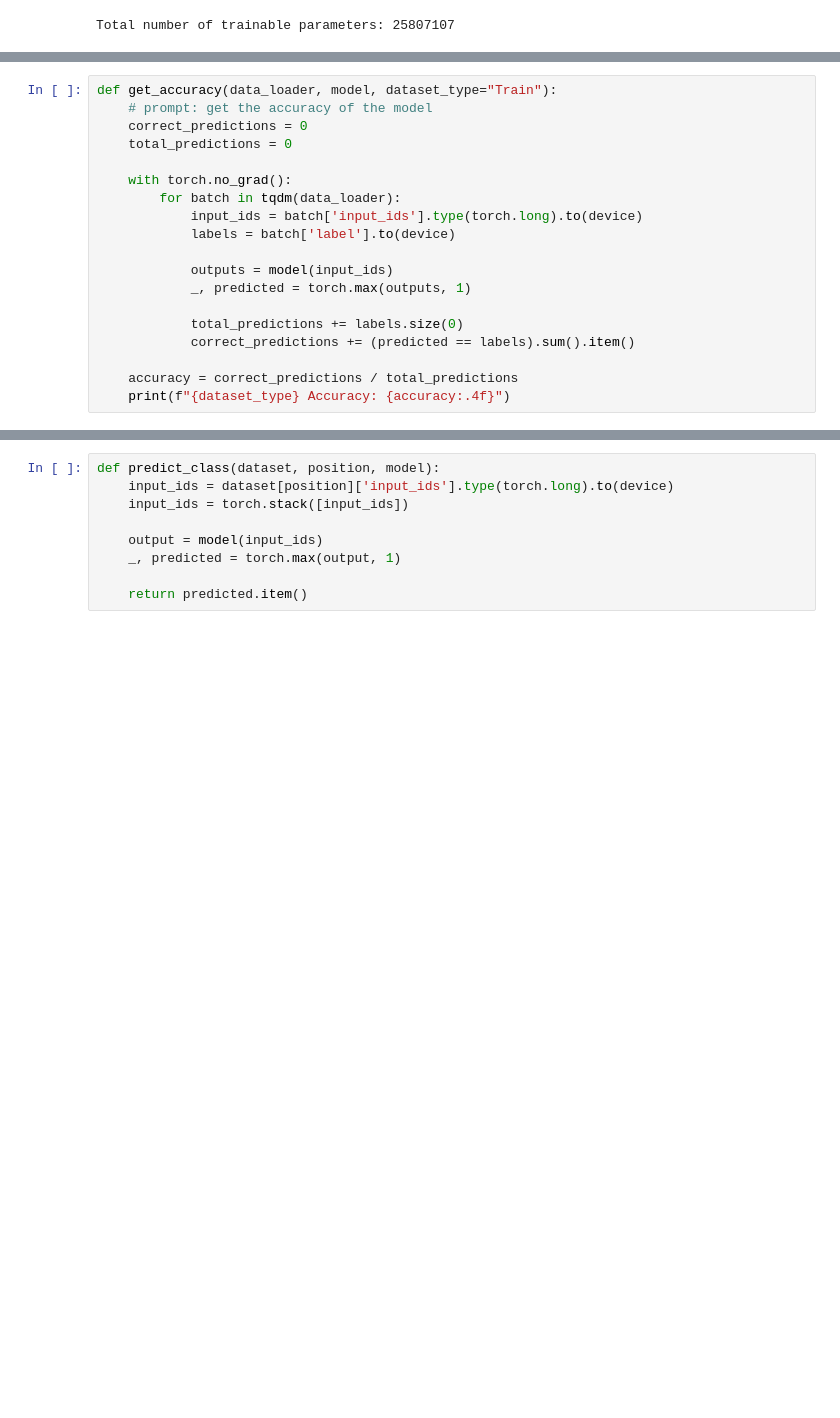
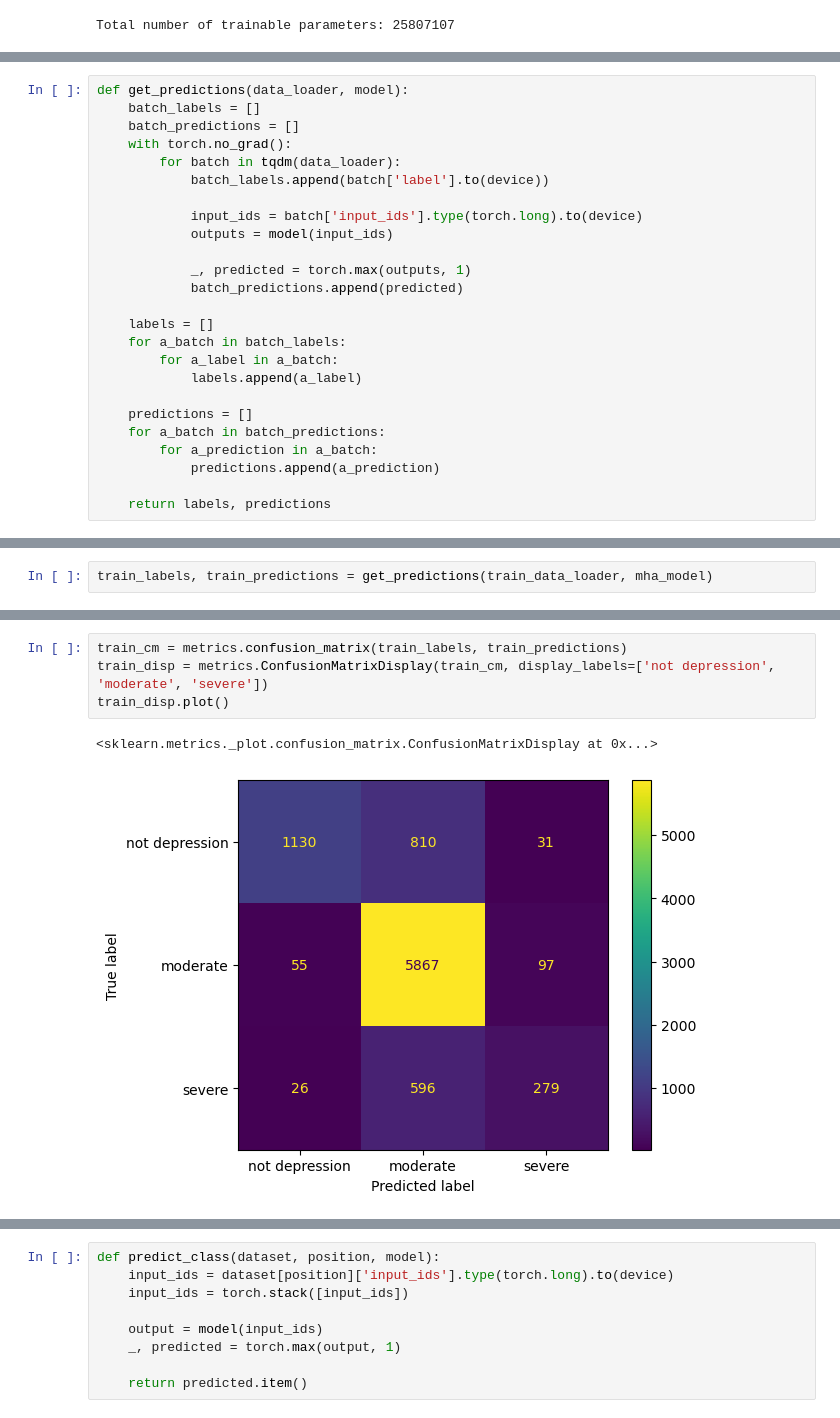
Before and after one commit to Gradient9098/depression_detection, a Jupyter notebook: model_evaluation.ipynb, the cells around one changed output, grey strips where cells are left out. Saved outputs shown, nothing was run; the diff lists cells and outputs as text; blank space fills up the shorter version.

```diff
--- a/model_evaluation.ipynb
+++ b/model_evaluation.ipynb
@@ -187,19 +191,25 @@ Total number of trainable parameters: 25807107
 # %%
-def get_accuracy(data_loader, model, dataset_type="Train"):
-    # prompt: get the accuracy of the model
-    correct_predictions = 0
-    total_predictions = 0
-
+def get_predictions(data_loader, model):
+    batch_labels = []
+    batch_predictions = []
     with torch.no_grad():
         for batch in tqdm(data_loader):
+            batch_labels.append(batch['label'].to(device))
+
             input_ids = batch['input_ids'].type(torch.long).to(device)
-            labels = batch['label'].to(device)
+            outputs = model(input_ids)
 
-            outputs = model(input_ids)
             _, predicted = torch.max(outputs, 1)
+            batch_predictions.append(predicted)
 
-            total_predictions += labels.size(0)
-            correct_predictions += (predicted == labels).sum().item()
+    labels = []
+    for a_batch in batch_labels:
+        for a_label in a_batch:
+            labels.append(a_label)
 
-    accuracy = correct_predictions / total_predictions
-    print(f"{dataset_type} Accuracy: {accuracy:.4f}")
+    predictions = []
+    for a_batch in batch_predictions:
+        for a_prediction in a_batch:
+            predictions.append(a_prediction)
+
+    return labels, predictions
@@ -209,0 +216,2 @@ def get_accuracy(data_loader, model, dataset_type="Train"):
+# %%
+train_labels, train_predictions = get_predictions(train_data_loader, mha_model)
@@ -209,0 +230,7 @@ def get_accuracy(data_loader, model, dataset_type="Train"):
+# %%
+train_cm = metrics.confusion_matrix(train_labels, train_predictions)
+train_disp = metrics.ConfusionMatrixDisplay(train_cm, display_labels=['not depression', 'moderate', 'severe'])
+train_disp.plot()
+# %% [output]
+<sklearn.metrics._plot.confusion_matrix.ConfusionMatrixDisplay at 0x...>
+[figure, added]
```
Also changed, not shown: parts of 12 cells of this notebook.
